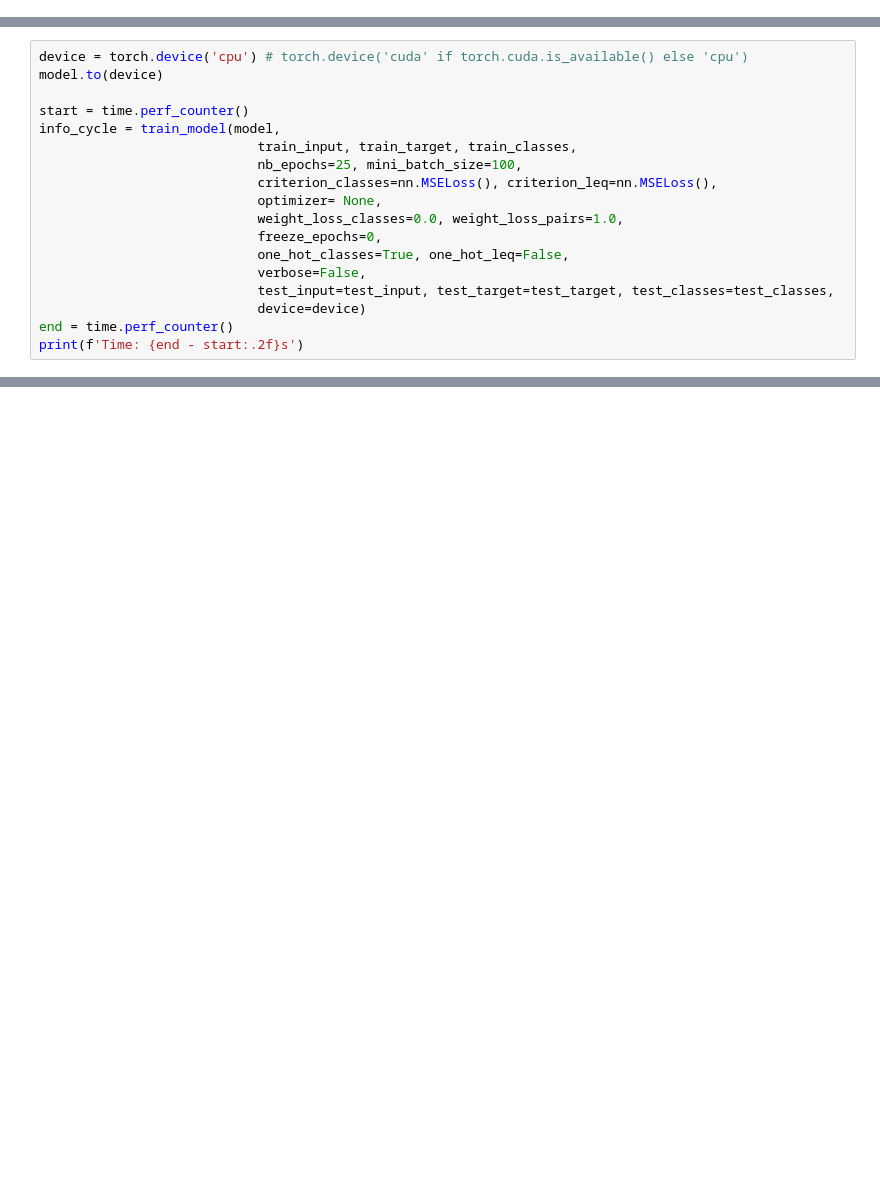
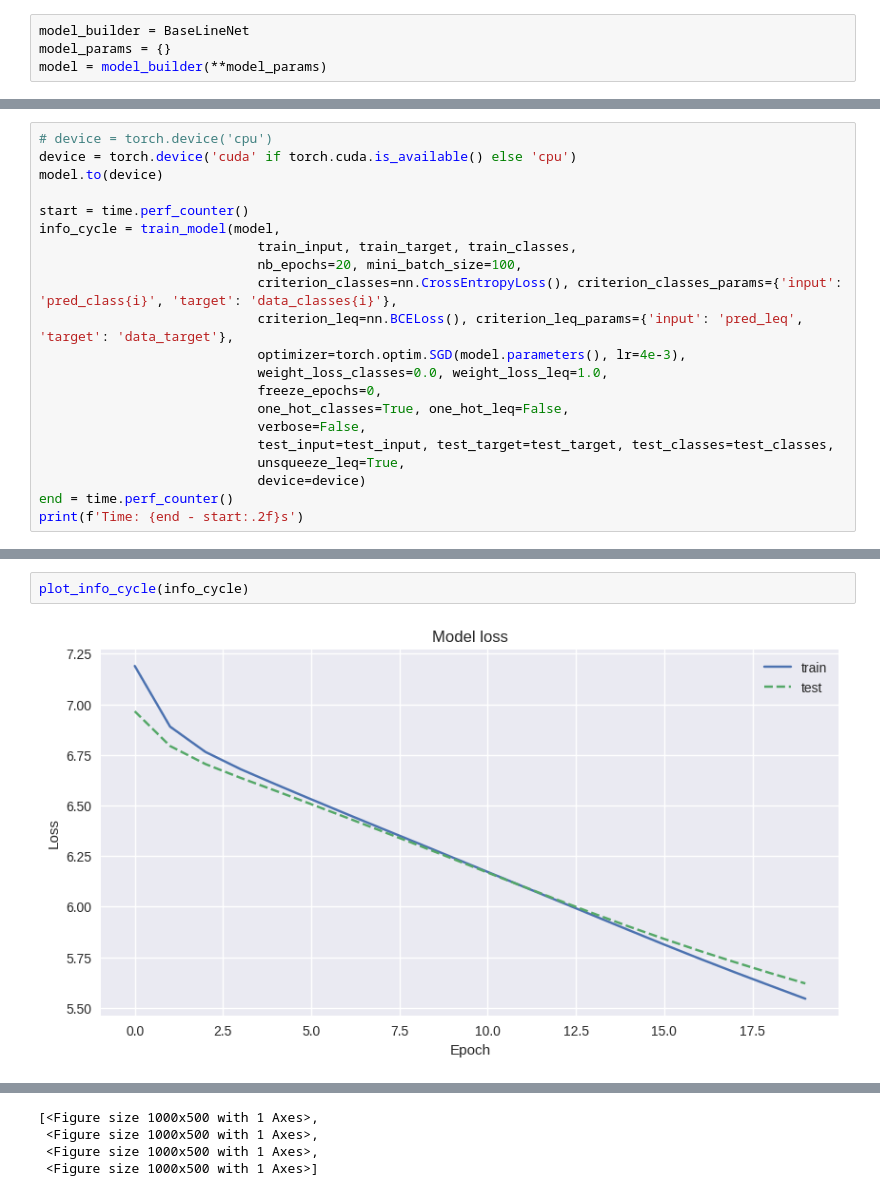
Before and after one commit to Ethan-Icet/dlc-2022-project, a Jupyter notebook: Project/experiments.ipynb, the cells around one changed output, grey strips where cells are left out. Cells and saved outputs as stored; diff of their text form; blank space fills up the shorter version.

```diff
--- a/Project/experiments.ipynb
+++ b/Project/experiments.ipynb
@@ -44,0 +19,4 @@ tensor([[0.0000, 0.1989, 0.0000, 0.0000, 0.1261, 0.0000, 1.2447, 0.0000, 0.0000,
+# %%
+model_builder = BaseLineNet
+model_params = {}
+model = model_builder(**model_params)
@@ -65,18 +95,21 @@ Estimated Total Size (MB): 0.71
 # %%
-device = torch.device('cpu') # torch.device('cuda' if torch.cuda.is_available() else 'cpu')
+# device = torch.device('cpu')
+device = torch.device('cuda' if torch.cuda.is_available() else 'cpu')
 model.to(device)
 
 start = time.perf_counter()
 info_cycle = train_model(model,
                             train_input, train_target, train_classes,
-                            nb_epochs=25, mini_batch_size=100,
-                            criterion_classes=nn.MSELoss(), criterion_leq=nn.MSELoss(),
-                            optimizer= None,
-                            weight_loss_classes=0.0, weight_loss_pairs=1.0,
+                            nb_epochs=20, mini_batch_size=100,
+                            criterion_classes=nn.CrossEntropyLoss(), criterion_classes_params={'input': 'pred_class{i}', 'target': 'data_classes{i}'},
+                            criterion_leq=nn.BCELoss(), criterion_leq_params={'input': 'pred_leq', 'target': 'data_target'},
+                            optimizer=torch.optim.SGD(model.parameters(), lr=4e-3),
+                            weight_loss_classes=0.0, weight_loss_leq=1.0,
                             freeze_epochs=0,
                             one_hot_classes=True, one_hot_leq=False,
                             verbose=False,
                             test_input=test_input, test_target=test_target, test_classes=test_classes,
+                            unsqueeze_leq=True,
                             device=device)
 end = time.perf_counter()
 print(f'Time: {end - start:.2f}s')
@@ -148,0 +147,4 @@ class Linear(torch.nn.modules.module.Module)
+# %%
+plot_info_cycle(info_cycle)
+# %% [output]
+[figure, added]
@@ -148,0 +154,4 @@ class Linear(torch.nn.modules.module.Module)
+[<Figure size 1000x500 with 1 Axes>,
+ <Figure size 1000x500 with 1 Axes>,
+ <Figure size 1000x500 with 1 Axes>,
+ <Figure size 1000x500 with 1 Axes>]
```
Also changed, not shown: parts of 30 cells of this notebook.
